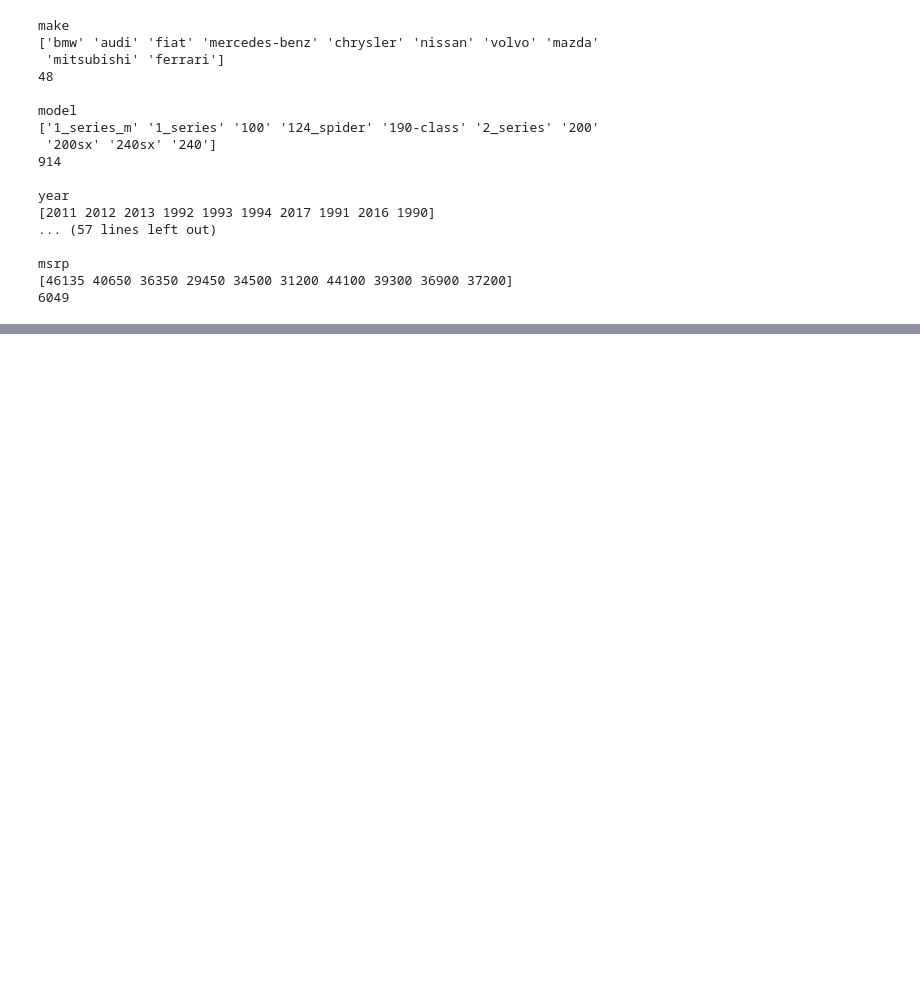
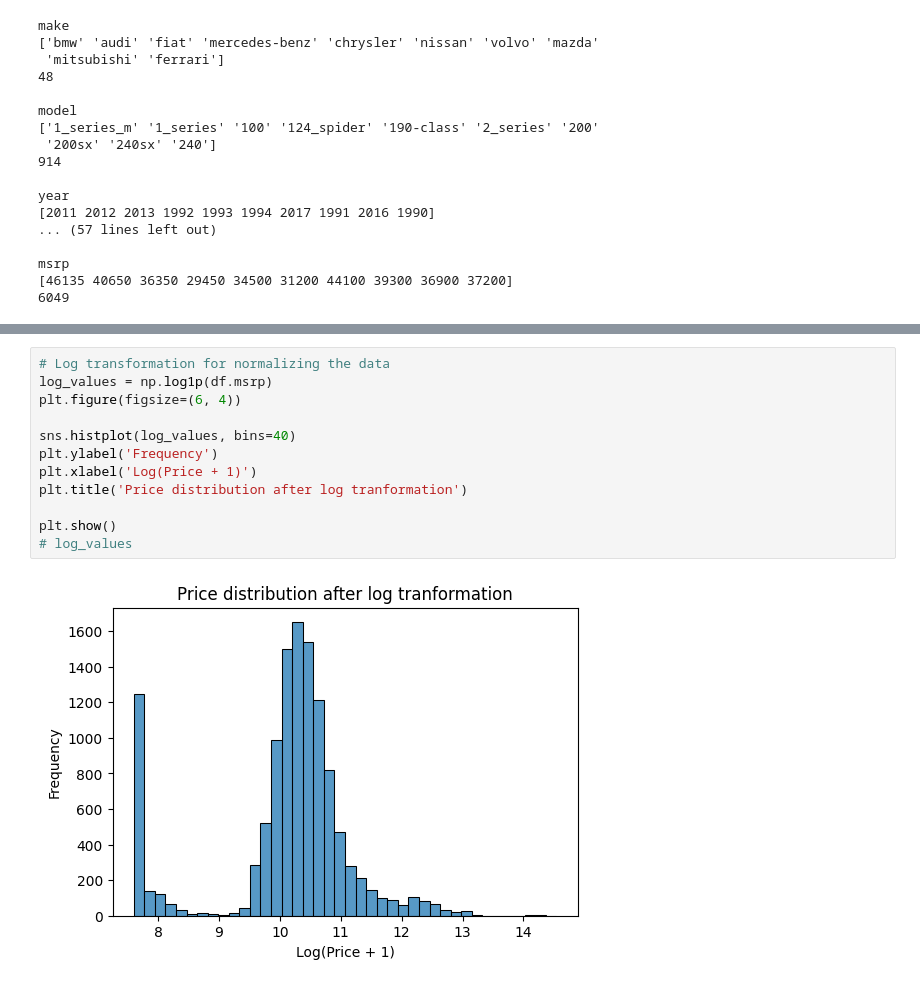
Before and after one commit to Ali-awesome/machine-learning, a Jupyter notebook: CarPricePridiction/carPrice.ipynb, the cells around one changed output, grey strips where cells are left out. Saved outputs shown, nothing was run; the diff lists cells and outputs as text; blank space fills up the shorter version.

```diff
--- a/CarPricePridiction/carPrice.ipynb
+++ b/CarPricePridiction/carPrice.ipynb
@@ -76,0 +115,14 @@ msrp
+# %%
+# Log transformation for normalizing the data
+log_values = np.log1p(df.msrp)
+plt.figure(figsize=(6, 4))
+
+sns.histplot(log_values, bins=40)
+plt.ylabel('Frequency')
+plt.xlabel('Log(Price + 1)')
+plt.title('Price distribution after log tranformation')
+
+plt.show()
+# log_values
+# %% [output]
+[figure, added]
```
Also changed, not shown: parts of 4 cells of this notebook.
